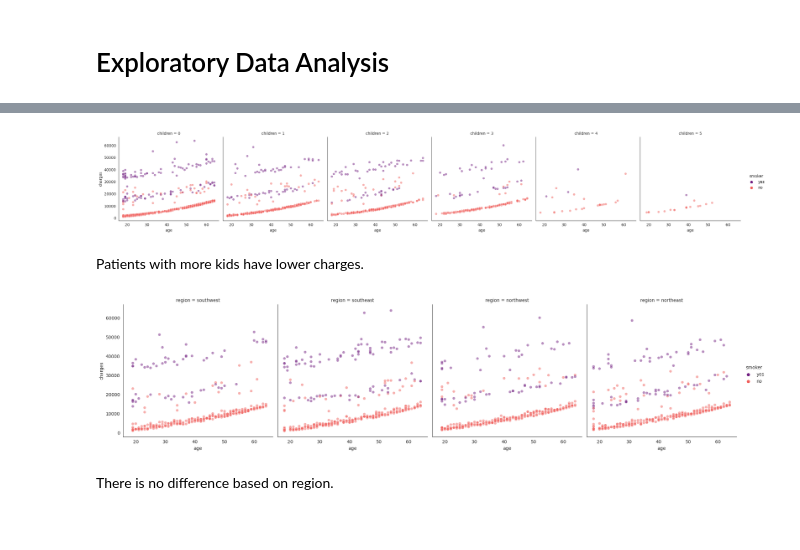
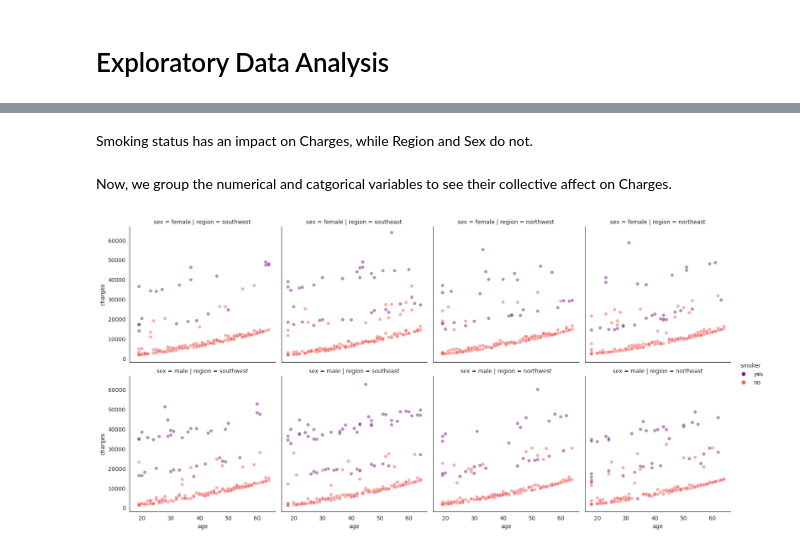
Before and after one commit to Hoale2908/healthcare_insurance, a Jupyter notebook: health-insurance-eda.ipynb, the cells around one changed output, grey strips where cells are left out. Drawn from its saved outputs; the diff is of its cells as text; code cells hidden in the pictures.

```diff
--- a/health-insurance-eda.ipynb
+++ b/health-insurance-eda.ipynb
@@ -79,0 +67,5 @@ All statistics look okay for numeric features.
+# %%
+# Truncate BMI and charges
+df['bmi'] = np.trunc(10 * df['bmi']) / 10
+df['charges'] = np.trunc(100 * df['charges']) / 100
+df.head(5)
@@ -84,7 +80,0 @@ All statistics look okay for numeric features.
-# %%
-sns.set_palette('magma')
-plt.figure(figsize=(12,4))
-sns.countplot(df,x='age')
-plt.title('Distribution of Age')
-plt.xlabel('Age')
-plt.show()
@@ -125,20 +139,11 @@ plt.show()
+# %% [markdown]
+Smoking status has an impact on Charges, while Region and Sex do not.
+# %% [markdown]
+Now, we group the numerical and catgorical variables to see their collective affect on Charges.
 # %%
-# Plot charges by ages and smoking status
-sns.relplot(x="age", y="charges", hue="smoker",
-            alpha=.5, palette="magma", col='children',
-            height=4, data=df)
+sns.relplot(data=df,x='age',y='charges',
+           hue='smoker',row='sex', col='region',
+           alpha=0.5, palette='magma', height=4)
 plt.show()
 # %% [output]
-[figure, old version]
+[figure, new version]
-# %% [markdown]
-Patients with more kids have lower charges.
-# %%
-# Plot charges by ages, smoking status, and region
-sns.relplot(x="age", y="charges", hue="smoker",
-            alpha=.5, palette="magma", col='region',
-            data=df)
-plt.show()
-# %% [output]
-[figure, removed]
-# %% [markdown]
-There is no difference based on region.
```
Also changed, not shown: parts of 35 cells of this notebook.
